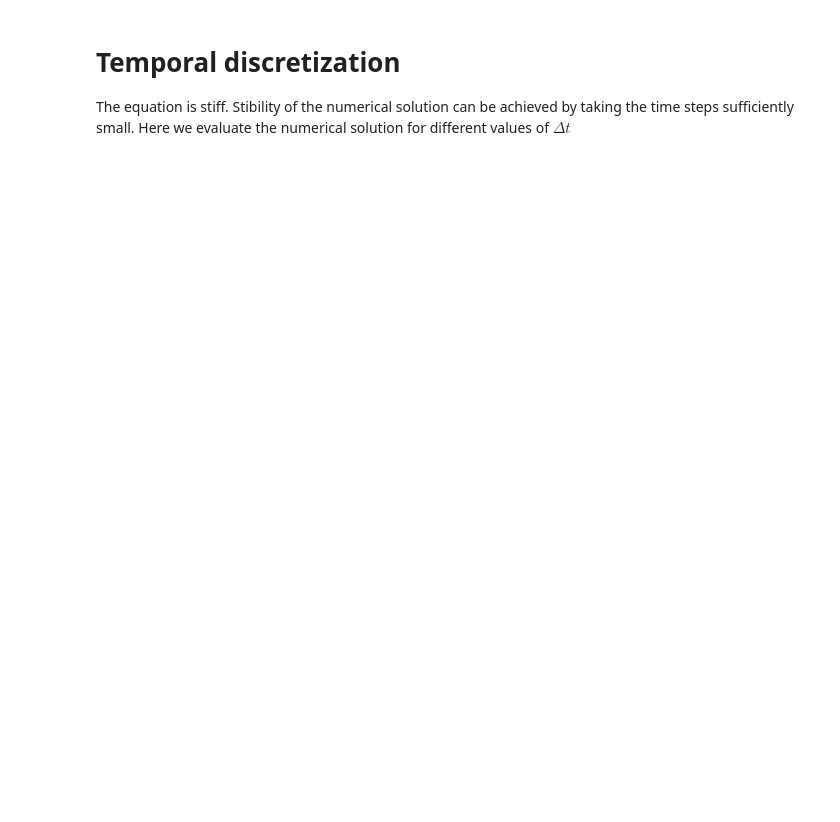
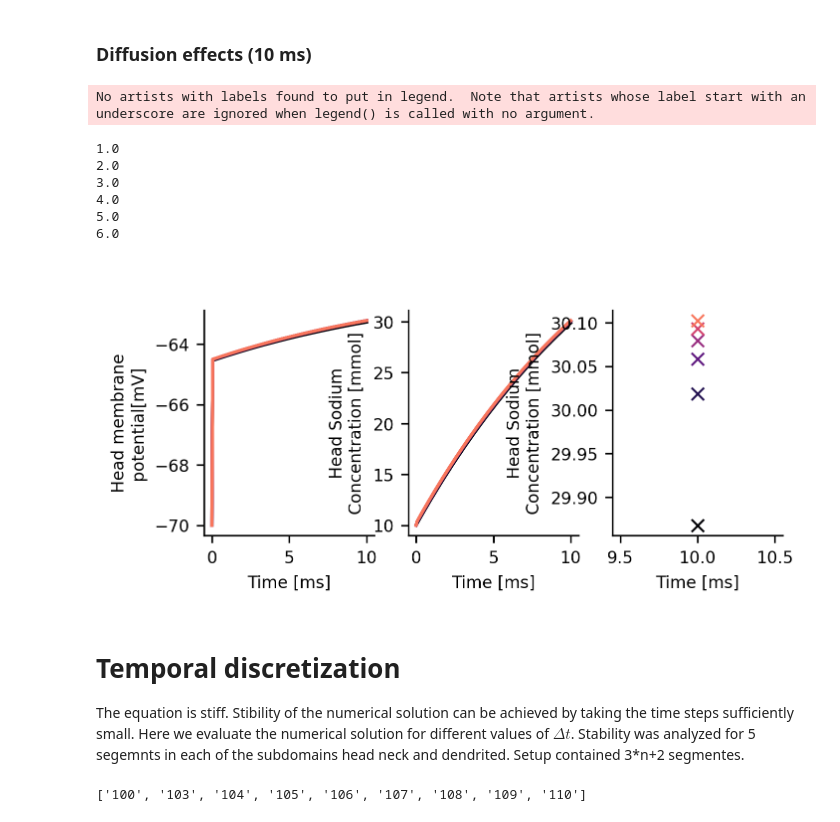
Before and after one commit to feblmu/Eberhardt2024Ion-concentration, a Jupyter notebook: notebooks/stability_analysis.ipynb, the cells around one changed output. Cells and saved outputs as stored; diff of their text form; code cells hidden in the pictures; blank space fills up the shorter version.

```diff
--- a/notebooks/stability_analysis.ipynb
+++ b/notebooks/stability_analysis.ipynb
@@ -197,6 +260,62 @@ plt.show()
+# %% [markdown]
+### Diffusion effects (10 ms)
+# %%
+
+fig = plt.figure(dpi=300, figsize=(5,2))
+ax0 = fig.add_subplot(131)
+ax1 = fig.add_subplot(132)
+ax2 = fig.add_subplot(133)
+
+
+for n, phi in enumerate(phi_head_10ms_xdiscr):
+    i = runs_10ms_xdiscr
+    n_segments = (np.shape(phi)[1]-2)/3
+    print(n_segments)
+    t = t_10ms_xdiscr[n]
+    c_Na = c_Na_10ms_xdiscr[n]
+    c_K = c_K_10ms_xdiscr[n]
+    c_Cl = c_Cl_10ms_xdiscr[n]
+
+
+    ax0.plot(t*1.e3,phi[:,1]*1.e3, color=colors[n])
+    ax0.set_ylabel('Head membrane\npotential[mV]', fontsize=8)
+    ax0.set_xlabel('Time [ms]', fontsize=8)
+    ax0.tick_params(labelsize=8)
+    ax0.spines['top'].set_visible(False)
+    ax0.spines['right'].set_visible(False)
+
+
+    ax1.plot(t*1.e3,c_Na[:,1], color=colors[n])
+    ax1.set_ylabel('Head Sodium\nConcentration [mmol]', fontsize=8)
+    ax1.set_xlabel('Time [ms]', fontsize=8)
+    ax1.tick_params(labelsize=8)
+    ax1.spines['top'].set_visible(False)
+    ax1.spines['right'].set_visible(False)
+
+
+    ax2.plot([t[-1]*1.e3],[c_Na[-1,1]],marker='x', color=colors[n])
+    ax2.set_ylabel('Head Sodium\nConcentration [mmol]', fontsize=8)
+    ax2.set_xlabel('Time [ms]', fontsize=8)
+    ax2.tick_params(labelsize=8)
+    ax2.spines['top'].set_visible(False)
+    ax2.spines['right'].set_visible(False)
+
+
+ax1.legend(fontsize=8, ncol=6, loc=(-1.5,1.1), frameon=False)
+#plt.tight_layout()
+plt.show()
+# %% [output]
+No artists with labels found to put in legend.  Note that artists whose label start with an underscore are ignored when legend() is called with no argument.
+1.0
+2.0
+3.0
+4.0
+5.0
+6.0
+[figure, added]
 # %% [markdown]
 # Temporal discretization
 
-The equation is stiff. Stibility of the numerical solution can be achieved by taking the time steps sufficiently small. Here we evaluate the numerical solution for different values of $\Delta t$
+The equation is stiff. Stibility of the numerical solution can be achieved by taking the time steps sufficiently small. Here we evaluate the numerical solution for different values of $\Delta t$. Stability was analyzed for 5 segemnts in each of the subdomains head neck and dendrited. Setup contained 3*n+2 segmentes.
 # %%
 # ids 80, 94-99
@@ -242,3 +454,7 @@ for i in experiment_ids_short:
+# %%
+experiment_ids_long_tdiscr
+# %% [output]
+['100', '103', '104', '105', '106', '107', '108', '109', '110']
 # %%
 fig = plt.figure(dpi=300, figsize=(5,2))
 ax0 = fig.add_subplot(131)
```
Also changed, not shown: parts of 17 cells of this notebook, 4 other files.
